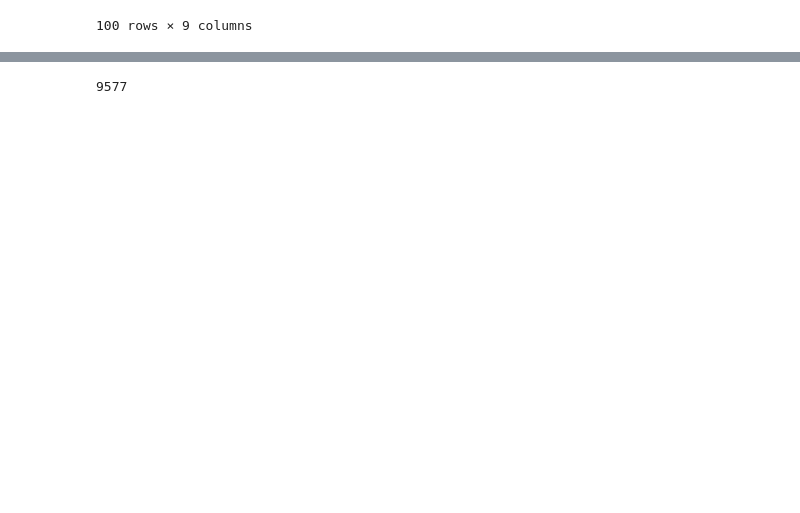
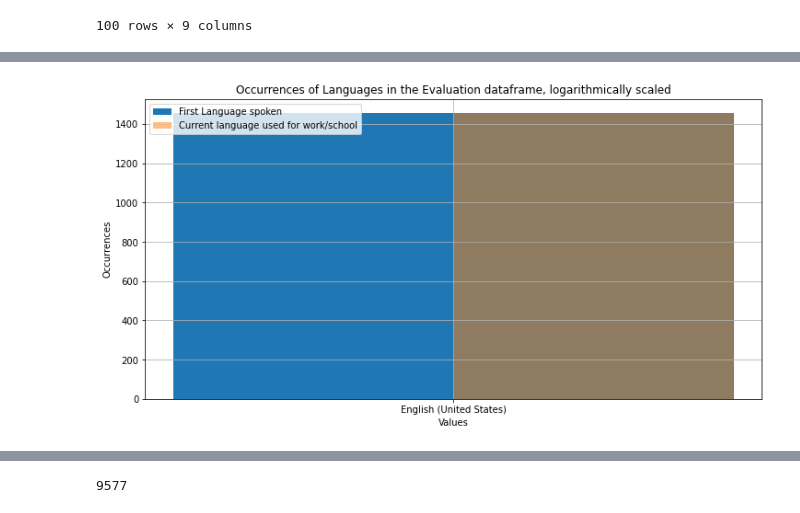
Before and after one commit to omblivion/DataScienceLab, a Jupyter notebook: Part 2- Audio Classification Data Preprocessing And Model Creation.ipynb, the cells around one changed output, grey strips where cells are left out. Saved outputs shown, nothing was run; the diff lists cells and outputs as text; code cells hidden in the pictures; blank space fills up the shorter version.

```diff
--- a/Part 2- Audio Classification Data Preprocessing And Model Creation.ipynb
+++ b/Part 2- Audio Classification Data Preprocessing And Model Creation.ipynb
@@ -128,0 +186,21 @@ metadata.head(100)
+# %%
+col1_counts = eval_df['First Language spoken'].value_counts()
+
+# Count the occurrences of each value in the second column
+col2_counts = eval_df['Current language used for work/school'].value_counts()
+
+# Create the bar chart
+fig, ax = plt.subplots(figsize=(12, 6))
+ax.bar(col1_counts.index, col1_counts.values, label='First Language spoken')
+ax.bar(col2_counts.index, col2_counts.values, label='Current language used for work/school', width=0.4, align='edge',
+       alpha=0.5)
+
+# Add a legend and display the chart
+ax.legend()
+plt.xlabel("Values")
+plt.grid()
+plt.ylabel("Occurrences")
+plt.title("Occurrences of Languages in the Evaluation dataframe, logarithmically scaled")
+plt.show()
+# %% [output]
+[figure, added]
```
Also changed, not shown: parts of 8 cells of this notebook.
